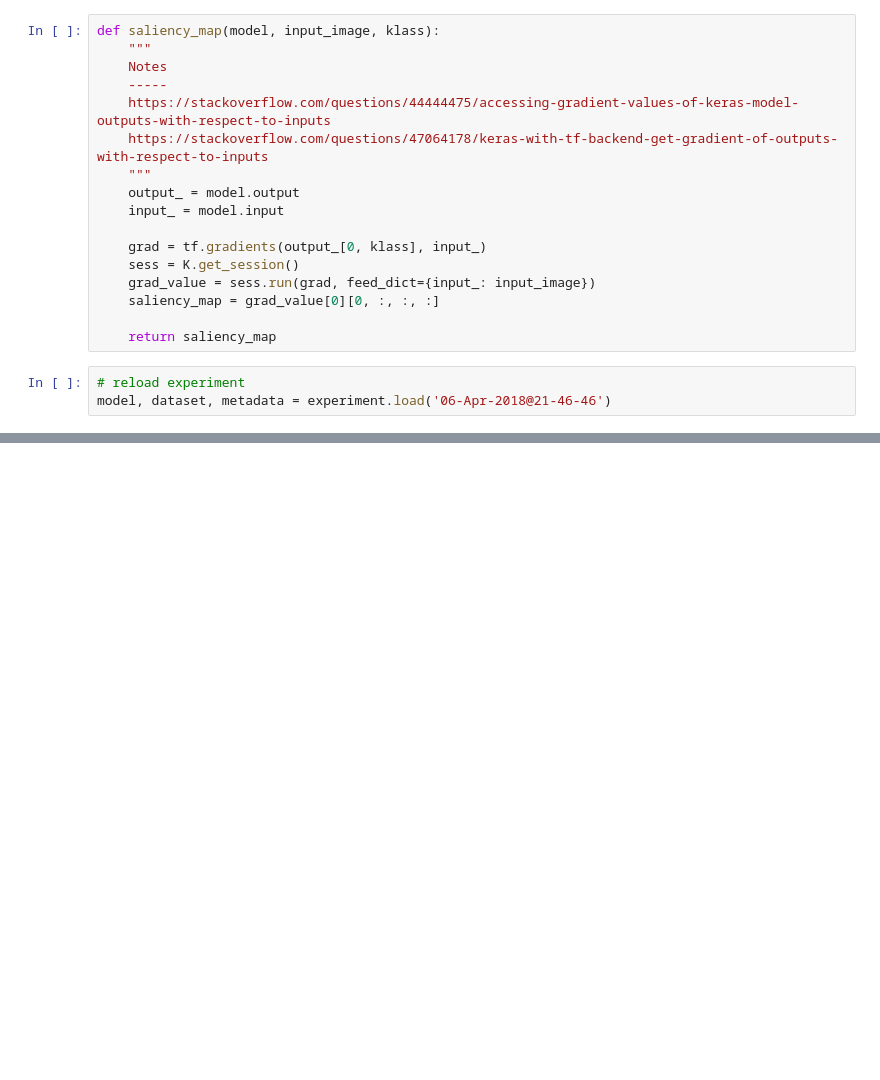
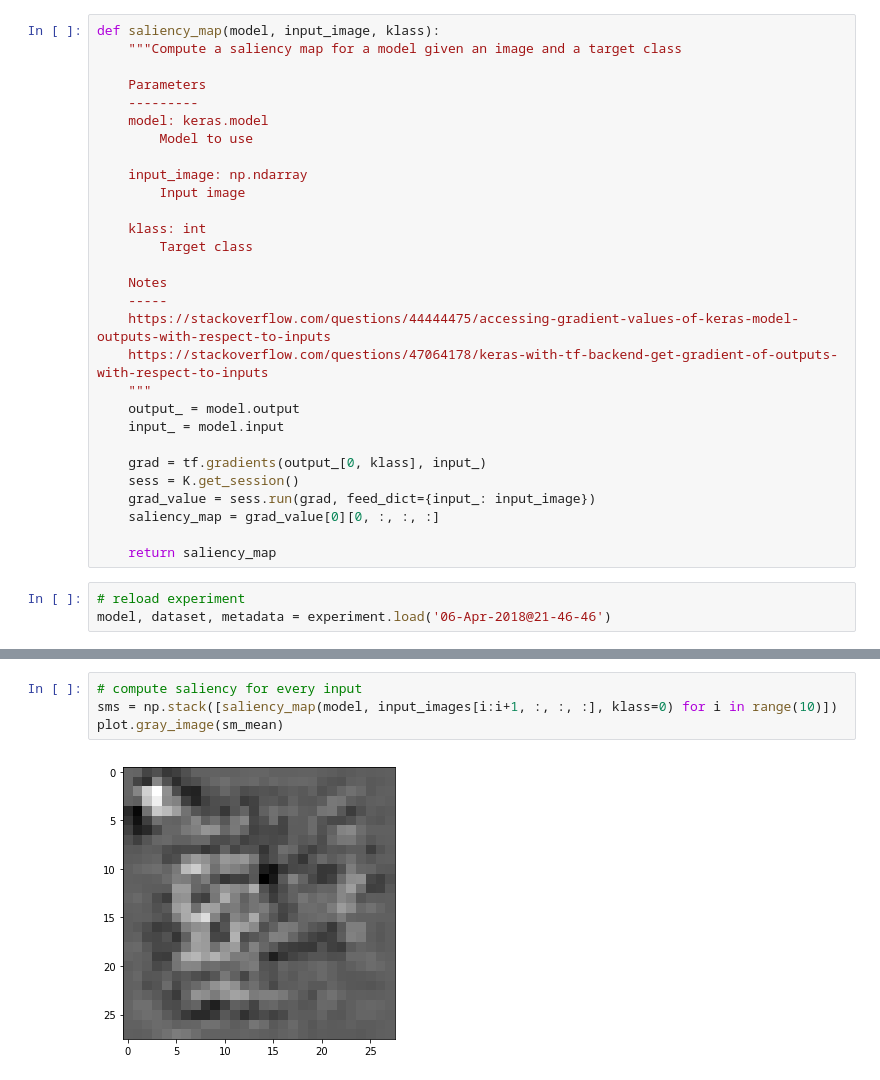
Before and after one commit to edublancas/trojan-defender, a Jupyter notebook: experiments/saliency.ipynb, the cells around one changed output, grey strips where cells are left out. Drawn from its saved outputs; the diff is of its cells as text; blank space fills up the shorter version.

```diff
--- a/experiments/saliency.ipynb
+++ b/experiments/saliency.ipynb
@@ -27,7 +25,19 @@ set_root_folder('/Users/Edu/data/gcloud/')
 set_db_conf('db.yaml')
 # %%
 def saliency_map(model, input_image, klass):
-    """
+    """Compute a saliency map for a model given an image and a target class
+
+    Parameters
+    ---------
+    model: keras.model
+        Model to use
+
+    input_image: np.ndarray
+        Input image
+
+    klass: int
+        Target class
+
     Notes
     -----
     https://stackoverflow.com/questions/44444475/accessing-gradient-values-of-keras-model-outputs-with-respect-to-inputs
@@ -84,0 +105,6 @@ plot.gray_image(sm)
+# %%
+# compute saliency for every input
+sms = np.stack([saliency_map(model, input_images[i:i+1, :, :, :], klass=0) for i in range(10)])
+plot.gray_image(sm_mean)
+# %% [output]
+[figure, added]
```
Also changed, not shown: parts of 18 cells of this notebook.
